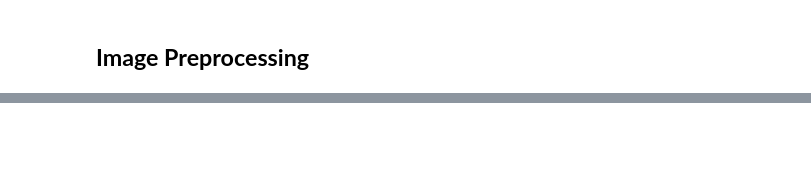
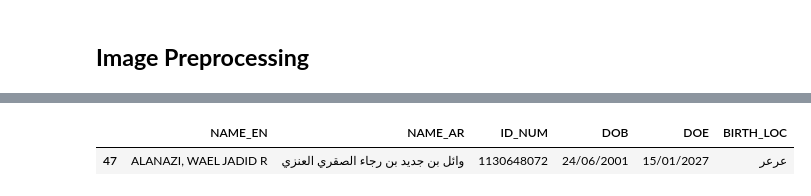
Before and after one commit to HatemGamal/ElectroPi, a Jupyter notebook: OCR_for_National_ID.ipynb, the cells around one changed output, grey strips where cells are left out. Saved outputs shown, nothing was run; the diff lists cells and outputs as text; code cells hidden in the pictures; blank space fills up the shorter version.

```diff
--- a/OCR_for_National_ID.ipynb
+++ b/OCR_for_National_ID.ipynb
@@ -207,0 +211,17 @@ df
+# %%
+#Id Number
+df2['ID_NUM'] = df[(df['block_num']==6) & (df['line_num']==1) & (df['word_num']==3) ].text
+# %%
+#DOB
+df2['DOB'] = df[(df['block_num']==6) & (df['line_num']==2) & (df['word_num']==5) ].text.str.cat(sep=' ')
+# %%
+#DOE
+df2['DOE'] = df[(df['block_num']==6) & (df['line_num']==3) & (df['word_num']==6) ].text.str.cat(sep=' ')
+# %%
+#مكان الميلاد
+df2['BIRTH_LOC'] = df[(df['block_num']==7) & (df['line_num']==1) & (df['word_num']==5) ].text.str.cat(sep=' ')
+# %%
+df2
+# %% [output]
+|  | NAME_EN | NAME_AR | ID_NUM | DOB | DOE | BIRTH_LOC |
+| 47 | ALANAZI, WAEL JADID R | وائل بن جديد بن رجاء الصقري العنزي | 1130648072 | 24/06/2001 | 15/01/2027 | عرعر |
```
Also changed, not shown: parts of 12 cells of this notebook.
